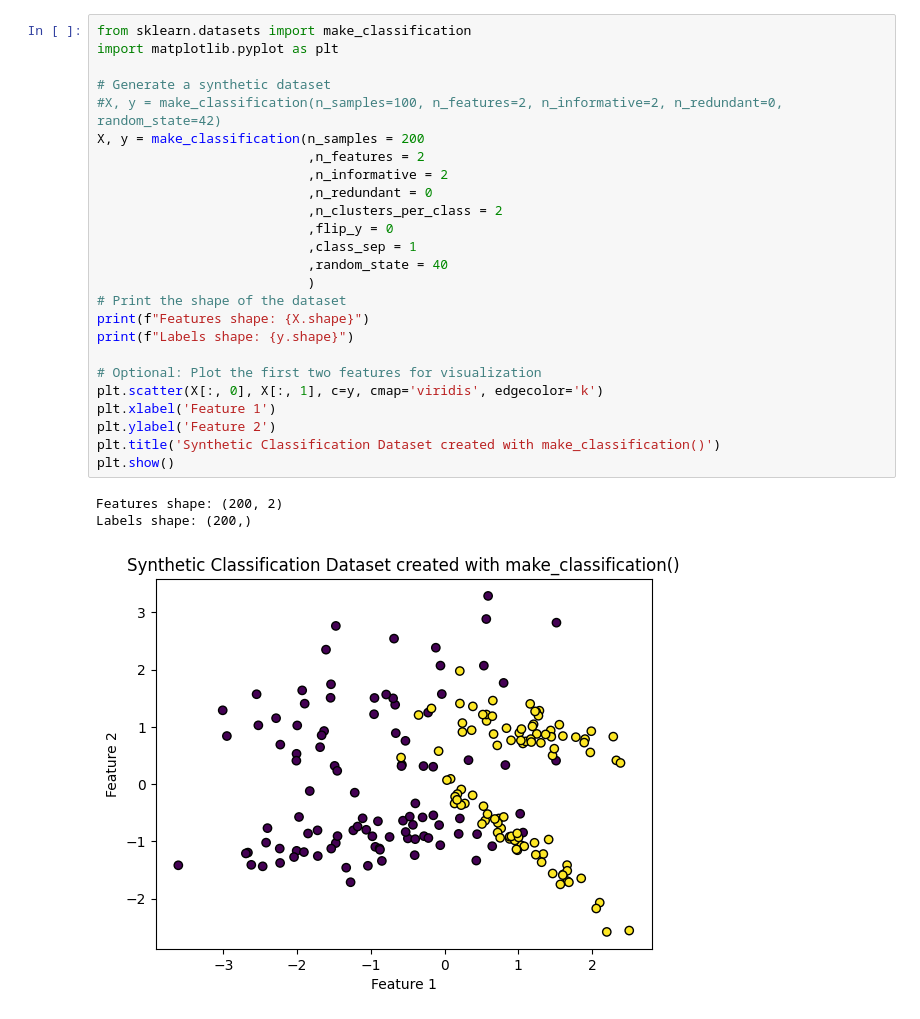
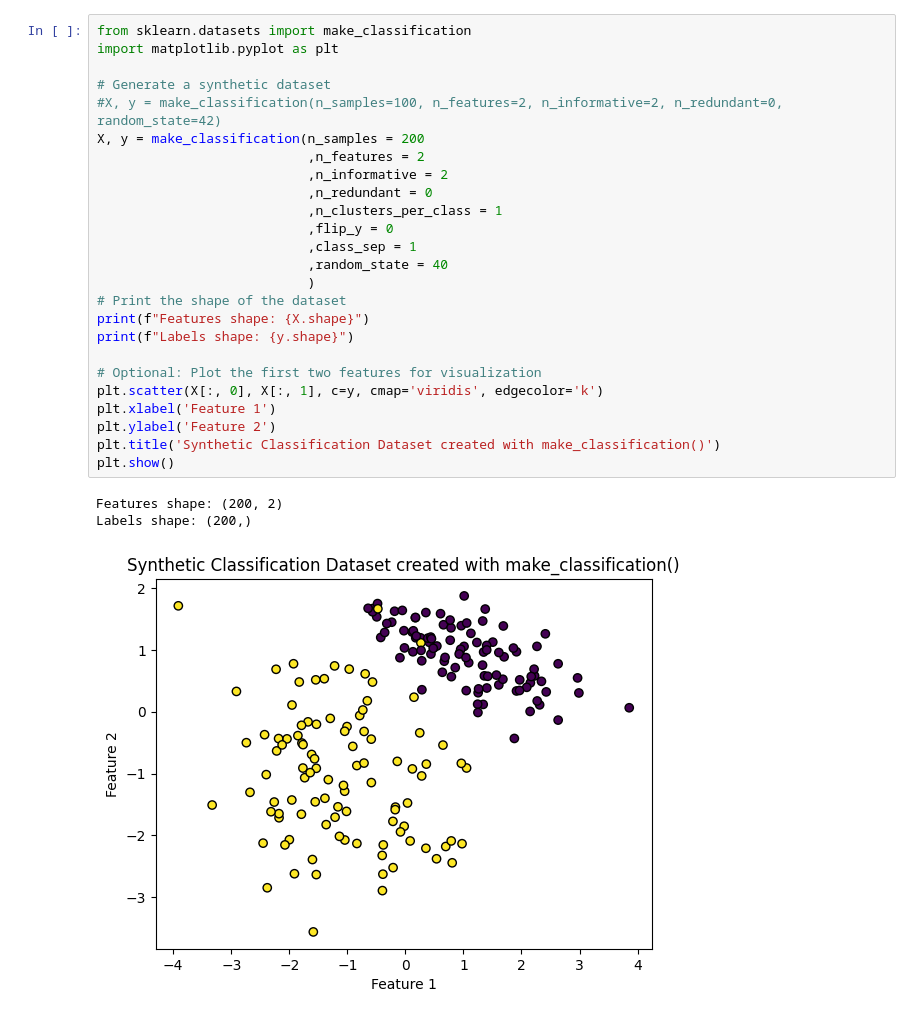
Before and after one commit to rjhalliday/python-examples, a Jupyter notebook: scikit_make_classification_examples.ipynb, the cells around one changed output. Cells and saved outputs as stored; diff of their text form.

```diff
--- a/scikit_make_classification_examples.ipynb
+++ b/scikit_make_classification_examples.ipynb
@@ -19,29 +19,29 @@ make_classification takes several parameters:
 # %%
 from sklearn.datasets import make_classification
 import matplotlib.pyplot as plt
 
 # Generate a synthetic dataset
 #X, y = make_classification(n_samples=100, n_features=2, n_informative=2, n_redundant=0, random_state=42)
 X, y = make_classification(n_samples = 200
                            ,n_features = 2
                            ,n_informative = 2
                            ,n_redundant = 0
-                           ,n_clusters_per_class = 2
+                           ,n_clusters_per_class = 1
                            ,flip_y = 0
                            ,class_sep = 1
                            ,random_state = 40
                            )
 # Print the shape of the dataset
 print(f"Features shape: {X.shape}")
 print(f"Labels shape: {y.shape}")
 
 # Optional: Plot the first two features for visualization
 plt.scatter(X[:, 0], X[:, 1], c=y, cmap='viridis', edgecolor='k')
 plt.xlabel('Feature 1')
 plt.ylabel('Feature 2')
 plt.title('Synthetic Classification Dataset created with make_classification()')
 plt.show()
 # %% [output]
 Features shape: (200, 2)
 Labels shape: (200,)
-[figure, old version]
+[figure, new version]
```
Also changed, not shown: parts of 6 cells of this notebook.
